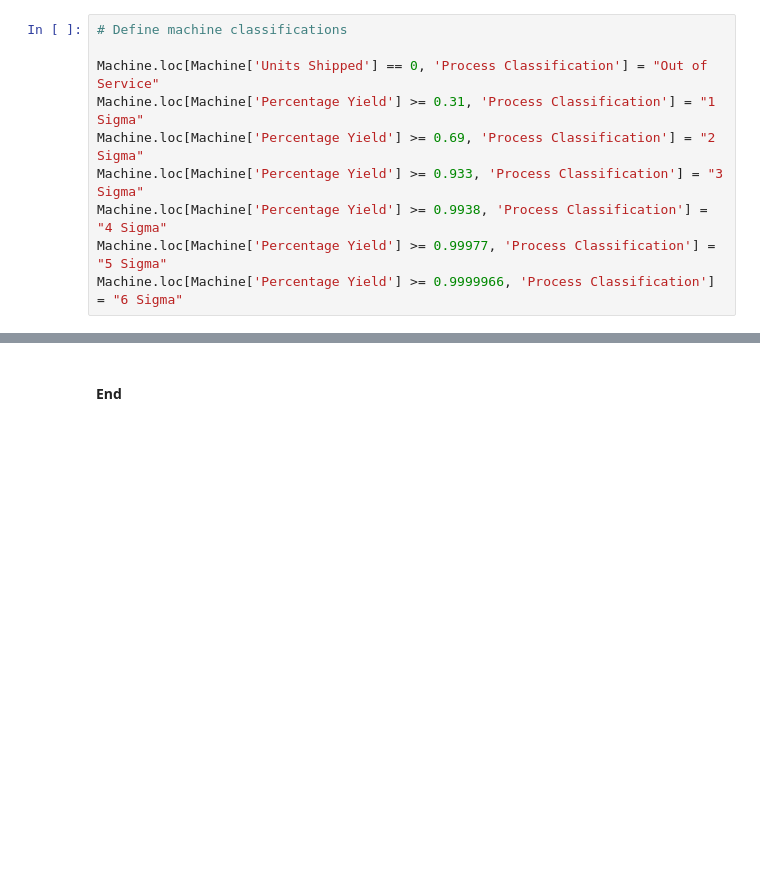
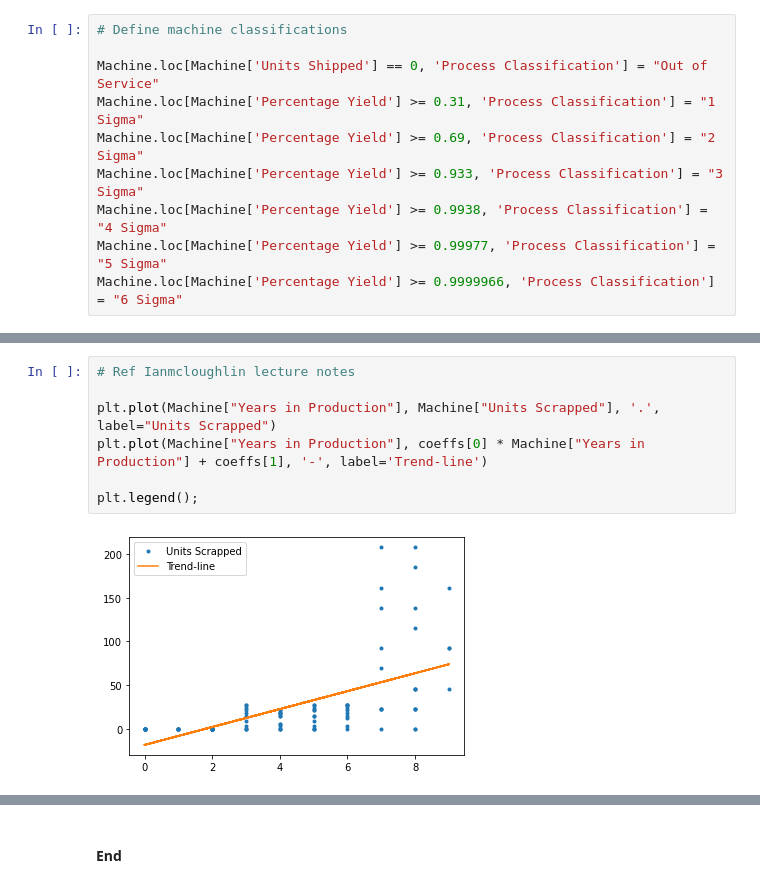
Before and after one commit to JackCaff/ProgDAProject, a Jupyter notebook: Programming for Data Analysis - Project.ipynb, the cells around one changed output, grey strips where cells are left out. Saved outputs shown, nothing was run; the diff lists cells and outputs as text; blank space fills up the shorter version.

```diff
--- a/Programming for Data Analysis - Project.ipynb
+++ b/Programming for Data Analysis - Project.ipynb
@@ -117 +134,10 @@ Name: Process Classification, dtype: int64
+# %%
+# Ref Ianmcloughlin lecture notes
+
+plt.plot(Machine["Years in Production"], Machine["Units Scrapped"], '.', label="Units Scrapped")
+plt.plot(Machine["Years in Production"], coeffs[0] * Machine["Years in Production"] + coeffs[1], '-', label='Trend-line')
+
+plt.legend();
+# %% [output]
+[figure, added]
 # %%
```
Also changed, not shown: parts of 8 cells of this notebook.
